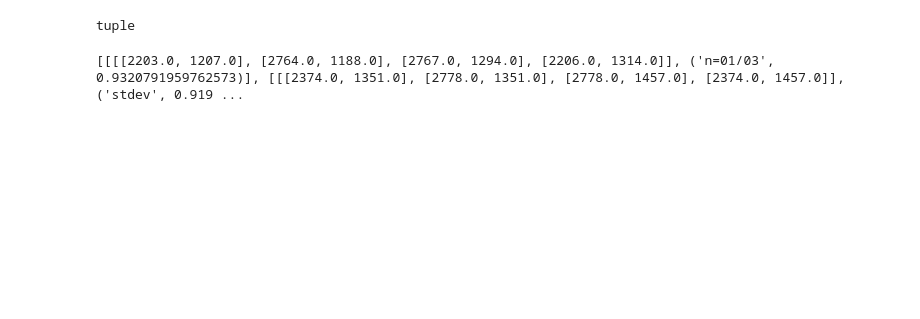
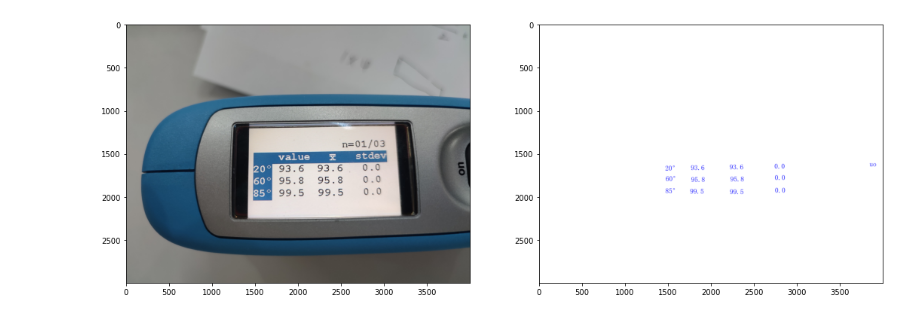
Before and after one commit to chenzhaoqiJM/pythonDemo, a Jupyter notebook: paddlepaddle/ocr/predict_script/merge.ipynb, the cells around one changed output. Saved outputs shown, nothing was run; the diff lists cells and outputs as text; code cells hidden in the pictures; blank space fills up the shorter version.

```diff
--- a/paddlepaddle/ocr/predict_script/merge.ipynb
+++ b/paddlepaddle/ocr/predict_script/merge.ipynb
@@ -20 +21,6 @@ import time
+# %%
+img_path = 'C:\\Users\\hp\\Desktop\\imgs2_src\\2.jpg'
+t0 = time.time()
+result = ocr.ocr(img_path)
+print("cost time: ", time.time()-t0)
 # %%
@@ -58,4 +37,0 @@ cost time:  1.232591152191162
-# %%
-type(result[0][1])
-# %% [output]
-tuple
@@ -63,0 +38,26 @@ import numpy as np
+# %%
+def draw_result(img_path, fontStyle, result):
+    image = Image.open(img_path)
+    drawBoard = np.ones_like(np.array(image), dtype=np.uint8) * 255
+    drawBoard = Image.fromarray(drawBoard)
+    draw = ImageDraw.Draw(drawBoard)
+        # 字体的格式
+
+    for _unit_key in ['20°', '60°','85°']:
+        # 每一行取出来
+        _row = match_dict[_unit_key]
+        for _box in _row:
+            _index = _box[0]
+            left_top = result[_index][0][0]
+            left_top = (int(left_top[0]), int(left_top[1]))
+            w = result[_index][0][1][0] - result[_index][0][0][0]
+            h = result[_index][0][3][1] - result[_index][0][0][1]
+            text = result[_index][1][0]
+            # cv2.putText(drawBoard, text, left_top, cv2.FONT_HERSHEY_SIMPLEX, fontScale=3, color=(0,0,255), thickness=6)
+            draw.text(left_top, text, (0,0,255), font=fontStyle, align='left')
+
+    plt.figure(figsize=(18,24))
+    plt.subplot(1,2,1)
+    plt.imshow(image)
+    plt.subplot(1,2,2)
+    plt.imshow(drawBoard)
@@ -64,8 +104,17 @@ import numpy as np
+# %%
+font_path=os.path.join(PaddleOCR_Path, 'doc/fonts/simfang.ttf')
+fontStyle = ImageFont.truetype(
+        font_path, 80, encoding="utf-8")
+
+draw_result(img_path, fontStyle, result)
+# %% [output]
+[figure, added]
 # %%
-print(result)
+# print(result)
+_center_M = np.array([[0.25, 0.25, 0.25, 0.25]], dtype=np.float32)
 result_center = []
-for _it in result:
+for _i, _it in enumerate(result):
     _box = _it[0]
-    _box = np.array(_box)
+    _box = np.array(_box).astype(np.float32)
+    _center = _center_M @ _box
+    result_center.append([_i, _center, _it[-1]])
-# %% [output]
-[[[[2203.0, 1207.0], [2764.0, 1188.0], [2767.0, 1294.0], [2206.0, 1314.0]], ('n=01/03', 0.9320791959762573)], [[[2374.0, 1351.0], [2778.0, 1351.0], [2778.0, 1457.0], [2374.0, 1457.0]], ('stdev', 0.919 ...
```
Also changed, not shown: parts of 16 cells of this notebook.
